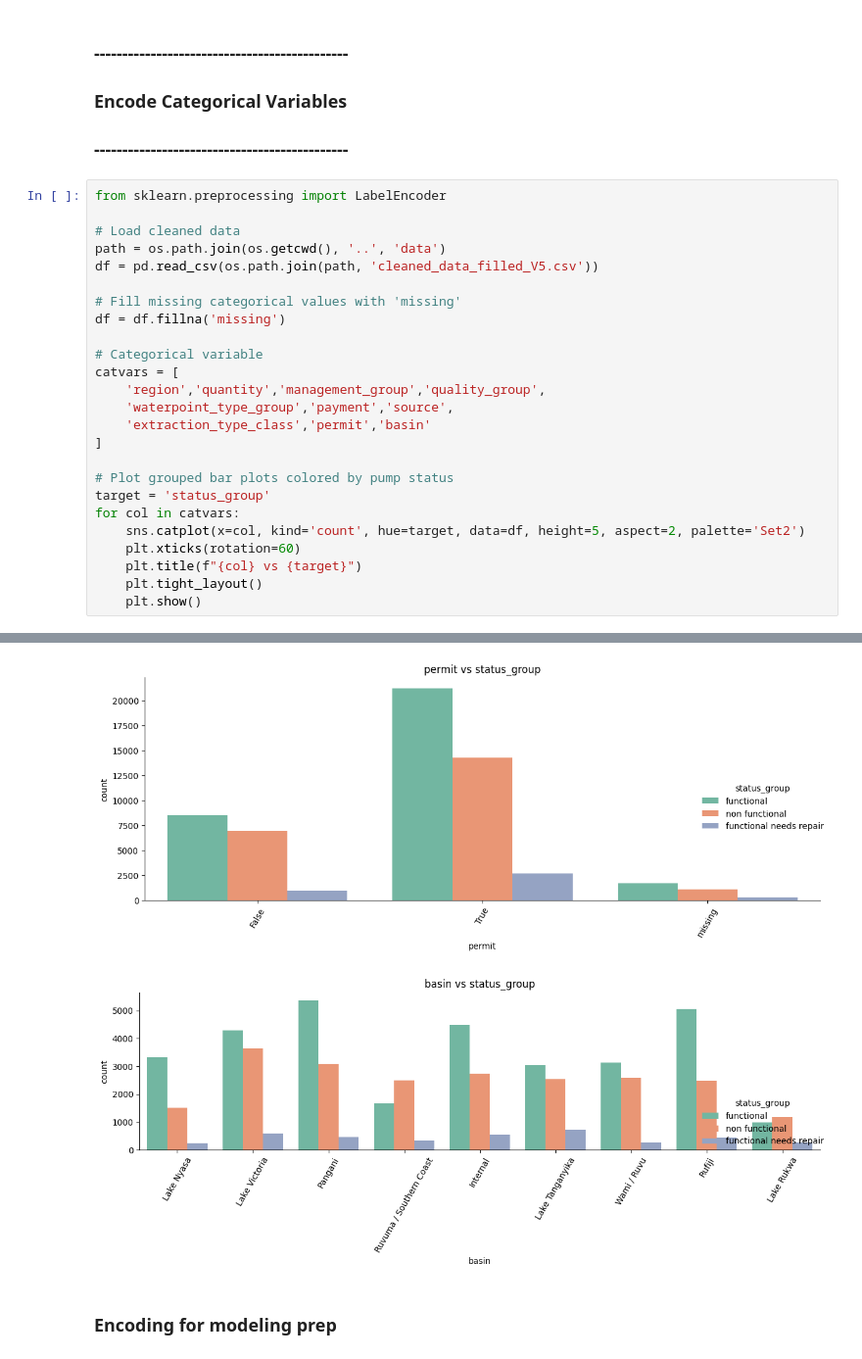
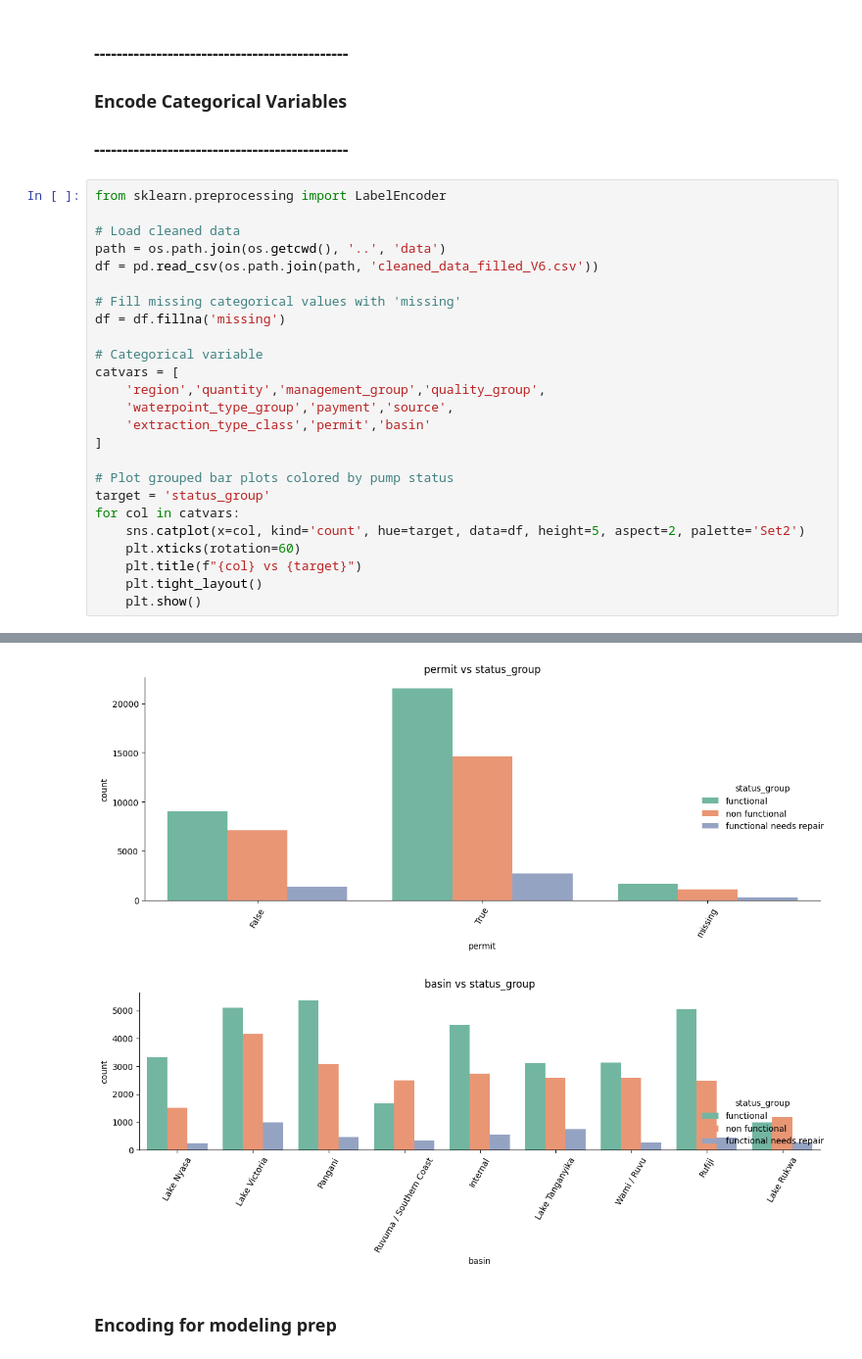
Before and after one commit to jimbodonahue/water_pumps, a Jupyter notebook: notebooks/Sprint 1 - Continued.ipynb, the cells around one changed output, grey strips where cells are left out. Shown at 98% size. Cells and saved outputs as stored; diff of their text form.

```diff
--- a/notebooks/Sprint 1 - Continued.ipynb
+++ b/notebooks/Sprint 1 - Continued.ipynb
@@ -220,7 +291,7 @@ from sklearn.preprocessing import LabelEncoder
 
 # Load cleaned data
 path = os.path.join(os.getcwd(), '..', 'data')
-df = pd.read_csv(os.path.join(path, 'cleaned_data_filled_V5.csv'))
+df = pd.read_csv(os.path.join(path, 'cleaned_data_filled_V6.csv'))
 
 # Fill missing categorical values with 'missing'
 df = df.fillna('missing')
@@ -252,5 +323,5 @@ for col in catvars:
-[figure, old version]
+[figure, new version]
-[figure, old version]
+[figure, new version]
 # %% [markdown]
 ### Encoding for modeling prep
 # %%
```
Also changed, not shown: parts of 17 cells of this notebook, 10 other files.
